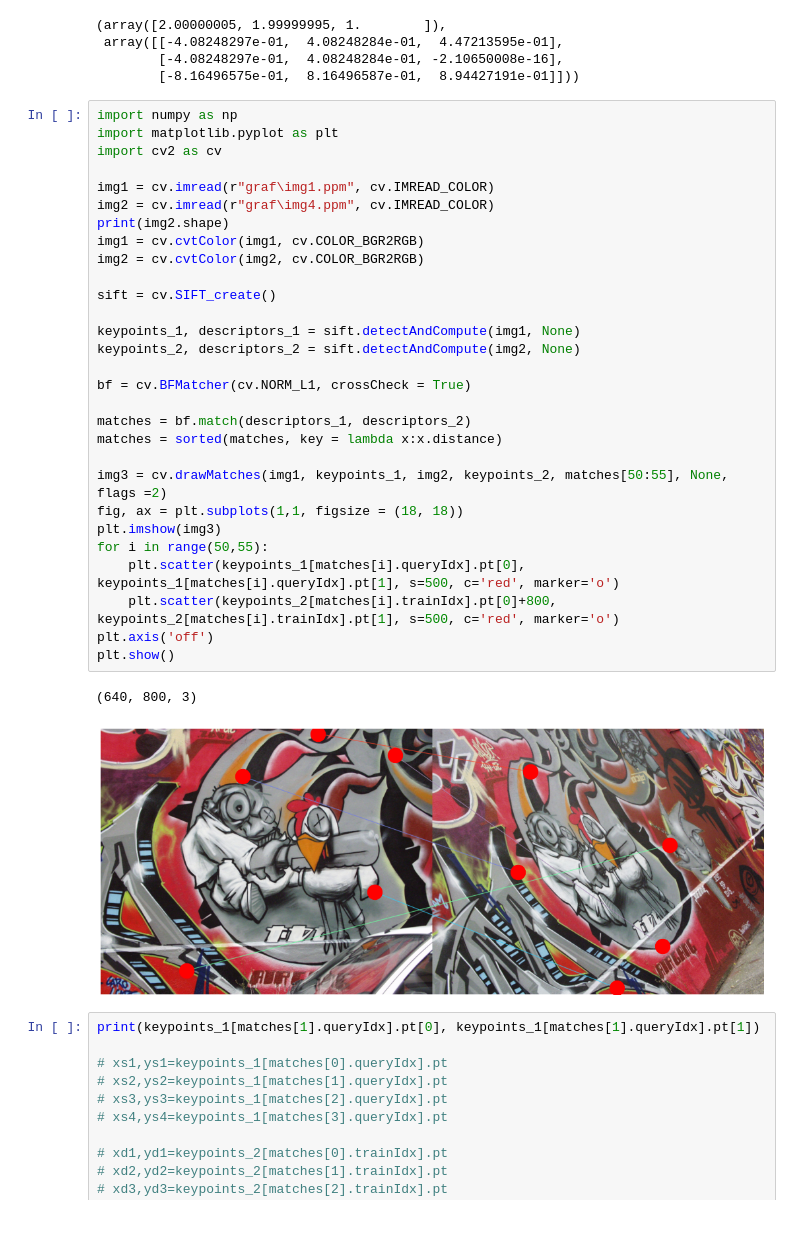
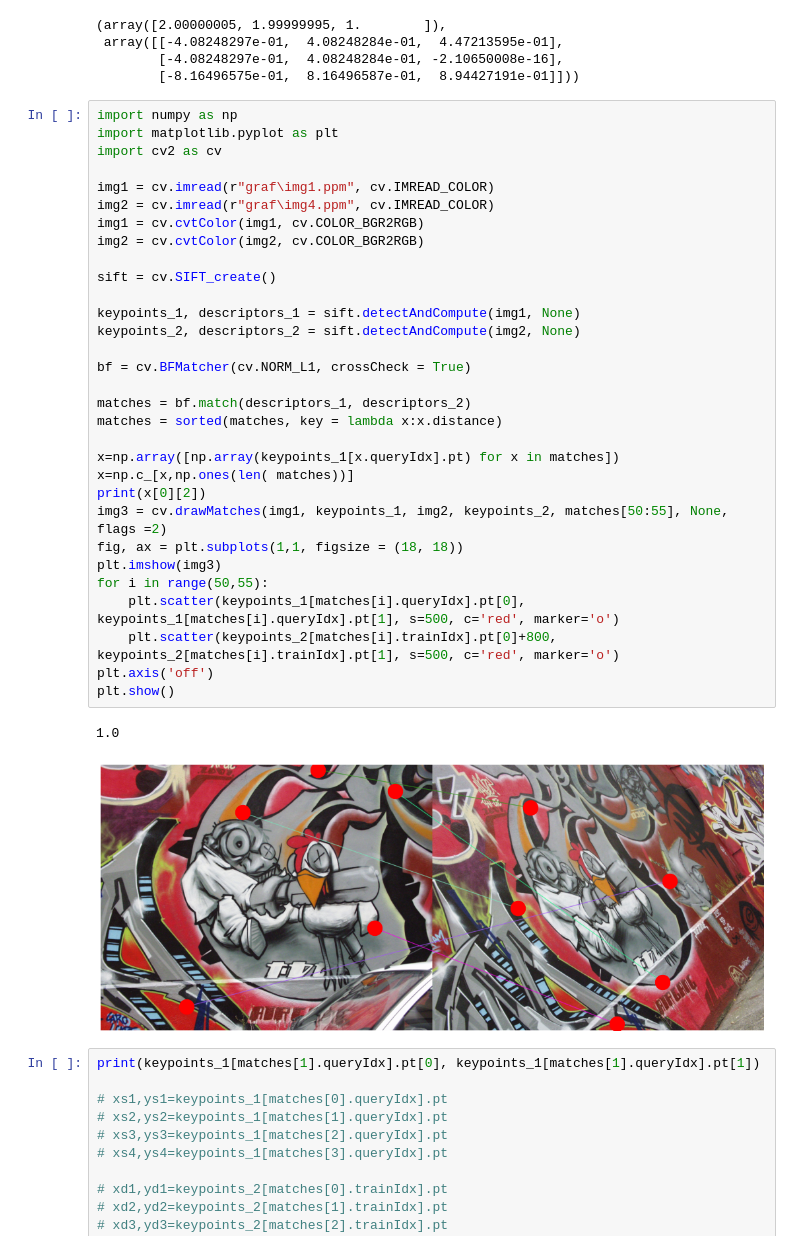
Before and after one commit to Kithdara/Assignments, a Jupyter notebook: Assignment_2.ipynb, the cells around one changed output. Saved outputs shown, nothing was run; the diff lists cells and outputs as text.

```diff
--- a/Assignment_2.ipynb
+++ b/Assignment_2.ipynb
@@ -195,35 +195,37 @@ np.linalg.eig(np.array([[3,1,-1],[2,2,-1],[2,2,0]]))
 # %%
 import numpy as np
 import matplotlib.pyplot as plt
 import cv2 as cv
 
 img1 = cv.imread(r"graf\img1.ppm", cv.IMREAD_COLOR)
 img2 = cv.imread(r"graf\img4.ppm", cv.IMREAD_COLOR)
-print(img2.shape)
 img1 = cv.cvtColor(img1, cv.COLOR_BGR2RGB)
 img2 = cv.cvtColor(img2, cv.COLOR_BGR2RGB)
 
 sift = cv.SIFT_create()
 
 keypoints_1, descriptors_1 = sift.detectAndCompute(img1, None)
 keypoints_2, descriptors_2 = sift.detectAndCompute(img2, None)
 
 bf = cv.BFMatcher(cv.NORM_L1, crossCheck = True)
 
 matches = bf.match(descriptors_1, descriptors_2)
 matches = sorted(matches, key = lambda x:x.distance)
 
+x=np.array([np.array(keypoints_1[x.queryIdx].pt) for x in matches])
+x=np.c_[x,np.ones(len( matches))]
+print(x[0][2])
 img3 = cv.drawMatches(img1, keypoints_1, img2, keypoints_2, matches[50:55], None, flags =2)
 fig, ax = plt.subplots(1,1, figsize = (18, 18))
 plt.imshow(img3)
 for i in range(50,55):
     plt.scatter(keypoints_1[matches[i].queryIdx].pt[0], keypoints_1[matches[i].queryIdx].pt[1], s=500, c='red', marker='o')
     plt.scatter(keypoints_2[matches[i].trainIdx].pt[0]+800, keypoints_2[matches[i].trainIdx].pt[1], s=500, c='red', marker='o')
 plt.axis('off')
 plt.show()
 # %% [output]
-(640, 800, 3)
+1.0
-[figure, old version]
+[figure, new version]
 # %%
 print(keypoints_1[matches[1].queryIdx].pt[0], keypoints_1[matches[1].queryIdx].pt[1])
 
```
Also changed, not shown: parts of 7 cells of this notebook.
